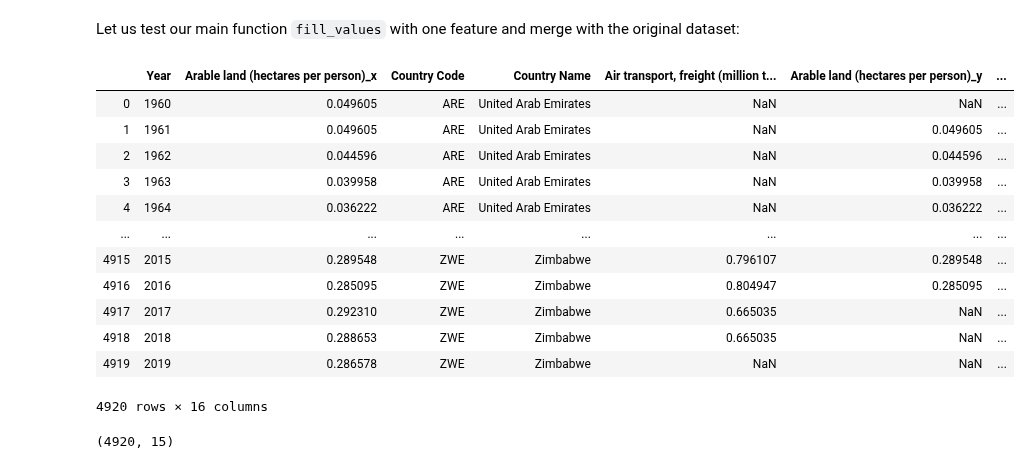
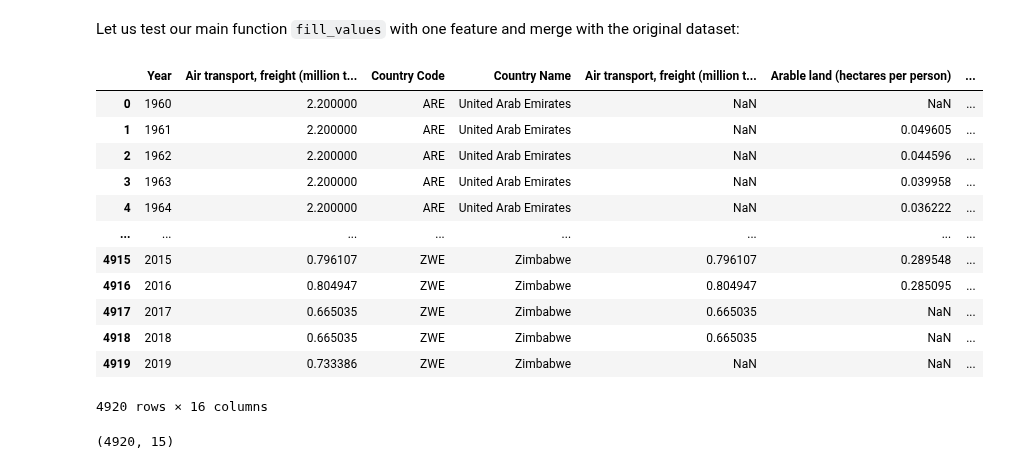
Before and after one commit to OmdenaAI/wfpdisrel, a Jupyter notebook: #task2-Data Wrangling/#task2-datawrangling-worldbankindicators/FINAL/WBI_final.ipynb, the cells around one changed output. Cells and saved outputs as stored; diff of their text form; code cells hidden in the pictures.

```diff
--- a/#task2-Data Wrangling/#task2-datawrangling-worldbankindicators/FINAL/WBI_final.ipynb
+++ b/#task2-Data Wrangling/#task2-datawrangling-worldbankindicators/FINAL/WBI_final.ipynb
@@ -24,7 +23,7 @@ plt.rcParams["figure.figsize"]= (8,5)
 # %%
 #loading the dataset
 #df = pd.read_csv("Data_input/WBI.csv", sep = ";")
-df = pd.read_csv("Data_input/OUTPUT_WBI_Selection_Country_Year_final.csv", sep = ";")
+df = pd.read_csv("Data_input/OUTPUT_WBI_Selection_Country_Year.csv", sep = ";")
 #this function creates a dataset for each country in the desired format
 def get_WBI(isocode):
     indicators = list(df[df["Country Code"] == isocode].drop(columns = ["Country Name"]).T.iloc[1])
@@ -241,7 +244,7 @@ ds_new = ds_new[['Country Name', 'Country Code', 'Year',
        'Life expectancy at birth, total (years)',
        'Mobile cellular subscriptions (per 100 people)',
        'Population density (people per sq. km of land area)',
-       'Primary school starting age (years)',
+       'Adjusted savings: education expenditure (% of GNI)',
        'Rural population (% of total population)'
        ]]
 # %%
@@ -484,20 +518,20 @@ def fill_values(data, feature):
 # %% [markdown]
 Let us test our main function ``fill_values`` with one feature and merge with the original dataset:
 # %%
-(fill_values(dt,features_nulls[1]).reset_index()
-                                  .merge(dt, how = "inner", on = ["Year", "Country Code"]))
+(fill_values(ds_cy,features_nulls[1]).reset_index()
+                                  .merge(ds_cy, how = "inner", on = ["Year", "Country Code"]))
 # %% [output]
-|  | Year | Arable land (hectares per person)_x | Country Code | Country Name | Air transport, freight (million t... | Arable land (hectares per person)_y | ... |
-| 0 | 1960 | 0.049605 | ARE | United Arab Emirates | NaN | NaN | ... |
-| 1 | 1961 | 0.049605 | ARE | United Arab Emirates | NaN | 0.049605 | ... |
-| 2 | 1962 | 0.044596 | ARE | United Arab Emirates | NaN | 0.044596 | ... |
-| 3 | 1963 | 0.039958 | ARE | United Arab Emirates | NaN | 0.039958 | ... |
-| 4 | 1964 | 0.036222 | ARE | United Arab Emirates | NaN | 0.036222 | ... |
+|  | Year | Air transport, freight (million t... | Country Code | Country Name | Air transport, freight (million t... | Arable land (hectares per person) | ... |
+| 0 | 1960 | 2.200000 | ARE | United Arab Emirates | NaN | NaN | ... |
+| 1 | 1961 | 2.200000 | ARE | United Arab Emirates | NaN | 0.049605 | ... |
+| 2 | 1962 | 2.200000 | ARE | United Arab Emirates | NaN | 0.044596 | ... |
+| 3 | 1963 | 2.200000 | ARE | United Arab Emirates | NaN | 0.039958 | ... |
+| 4 | 1964 | 2.200000 | ARE | United Arab Emirates | NaN | 0.036222 | ... |
 | ... | ... | ... | ... | ... | ... | ... | ... |
-| 4915 | 2015 | 0.289548 | ZWE | Zimbabwe | 0.796107 | 0.289548 | ... |
-| 4916 | 2016 | 0.285095 | ZWE | Zimbabwe | 0.804947 | 0.285095 | ... |
-| 4917 | 2017 | 0.292310 | ZWE | Zimbabwe | 0.665035 | NaN | ... |
-| 4918 | 2018 | 0.288653 | ZWE | Zimbabwe | 0.665035 | NaN | ... |
-| 4919 | 2019 | 0.286578 | ZWE | Zimbabwe | NaN | NaN | ... |
+| 4915 | 2015 | 0.796107 | ZWE | Zimbabwe | 0.796107 | 0.289548 | ... |
+| 4916 | 2016 | 0.804947 | ZWE | Zimbabwe | 0.804947 | 0.285095 | ... |
+| 4917 | 2017 | 0.665035 | ZWE | Zimbabwe | 0.665035 | NaN | ... |
+| 4918 | 2018 | 0.665035 | ZWE | Zimbabwe | 0.665035 | NaN | ... |
+| 4919 | 2019 | 0.733386 | ZWE | Zimbabwe | NaN | NaN | ... |
 4920 rows × 16 columns
 # %%
```
Also changed, not shown: parts of 47 cells of this notebook.
